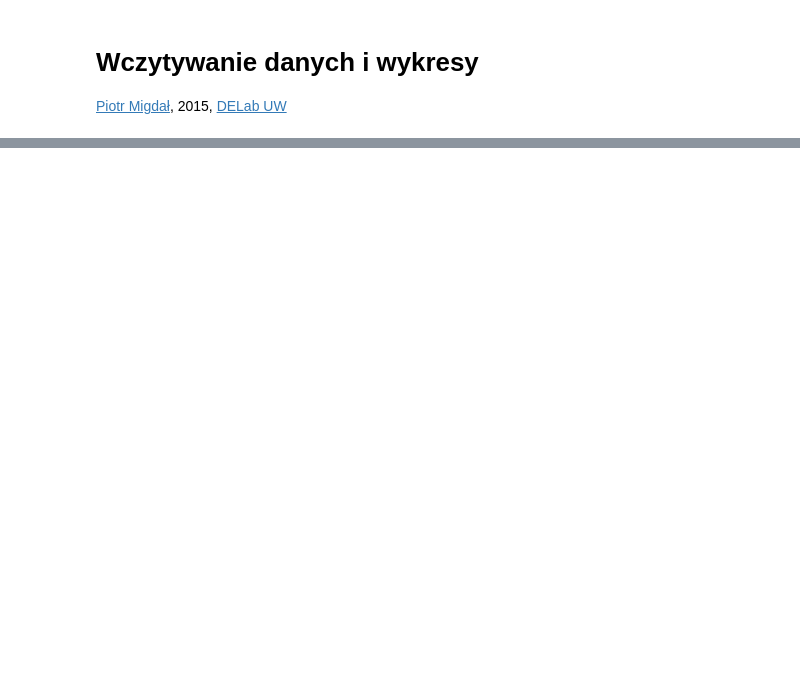
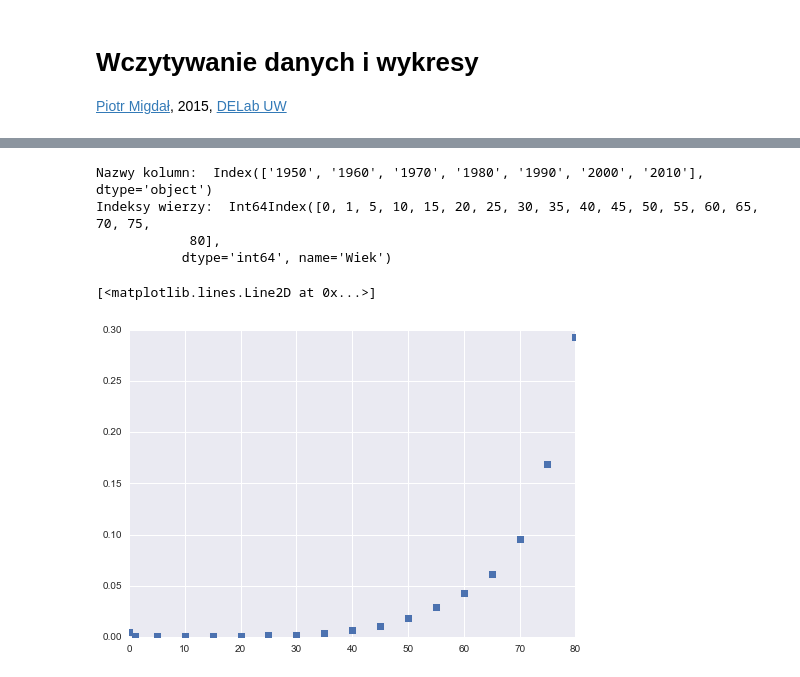
Before and after one commit to DELabUW/szkola-letnia-2015, a Jupyter notebook: zajecia/dzien0_wykresy_start.ipynb, the cells around one changed output, grey strips where cells are left out. Cells and saved outputs as stored; diff of their text form; code cells hidden in the pictures; blank space fills up the shorter version.

```diff
--- a/zajecia/dzien0_wykresy_start.ipynb
+++ b/zajecia/dzien0_wykresy_start.ipynb
@@ -122,0 +50,14 @@ ostatni_rok.plot(kind='area')
+# %%
+print("Nazwy kolumn: ", df_k.columns)
+print("Indeksy wierzy: ", df_k.index)
+# %% [output]
+Nazwy kolumn:  Index(['1950', '1960', '1970', '1980', '1990', '2000', '2010'], dtype='object')
+Indeksy wierzy:  Int64Index([0, 1, 5, 10, 15, 20, 25, 30, 35, 40, 45, 50, 55, 60, 65, 70, 75,
+            80],
+           dtype='int64', name='Wiek')
+# %%
+# "surowy" sposób rysowania wykresów: `plt.plot(X, Y, styl_punktu)`
+plt.plot(df_k.index, df_k['2010'], 's')
+# %% [output]
+[<matplotlib.lines.Line2D at 0x...>]
+[figure, added]
```
Also changed, not shown: parts of 48 cells of this notebook, 2 other files.
